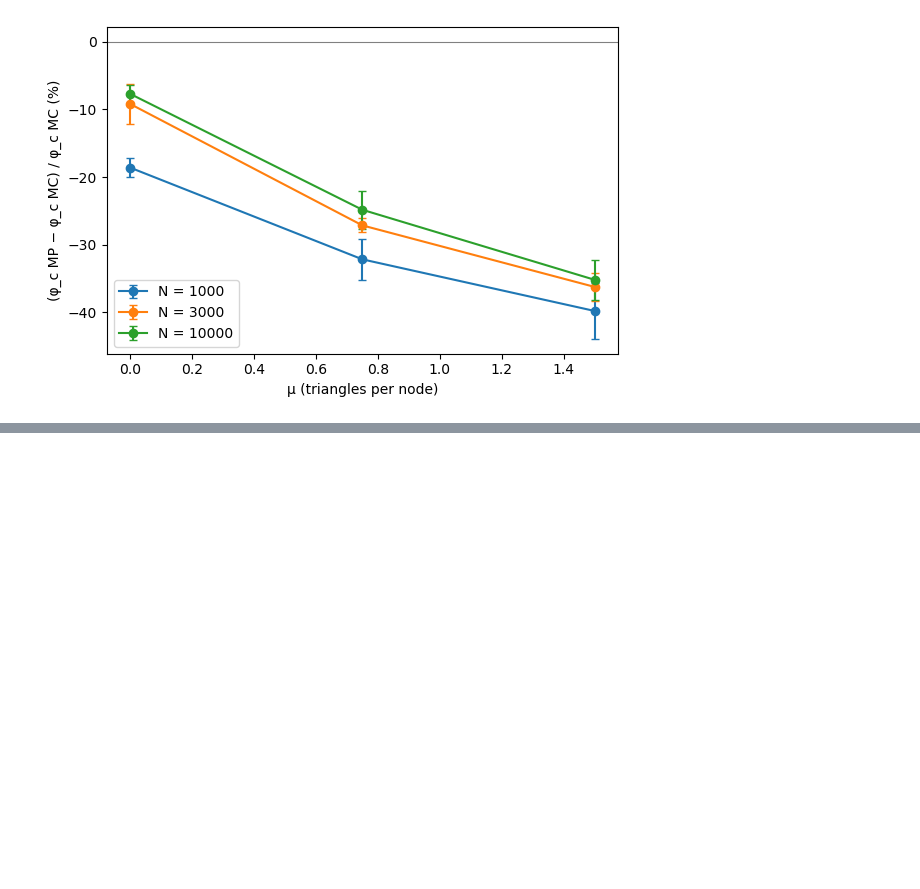
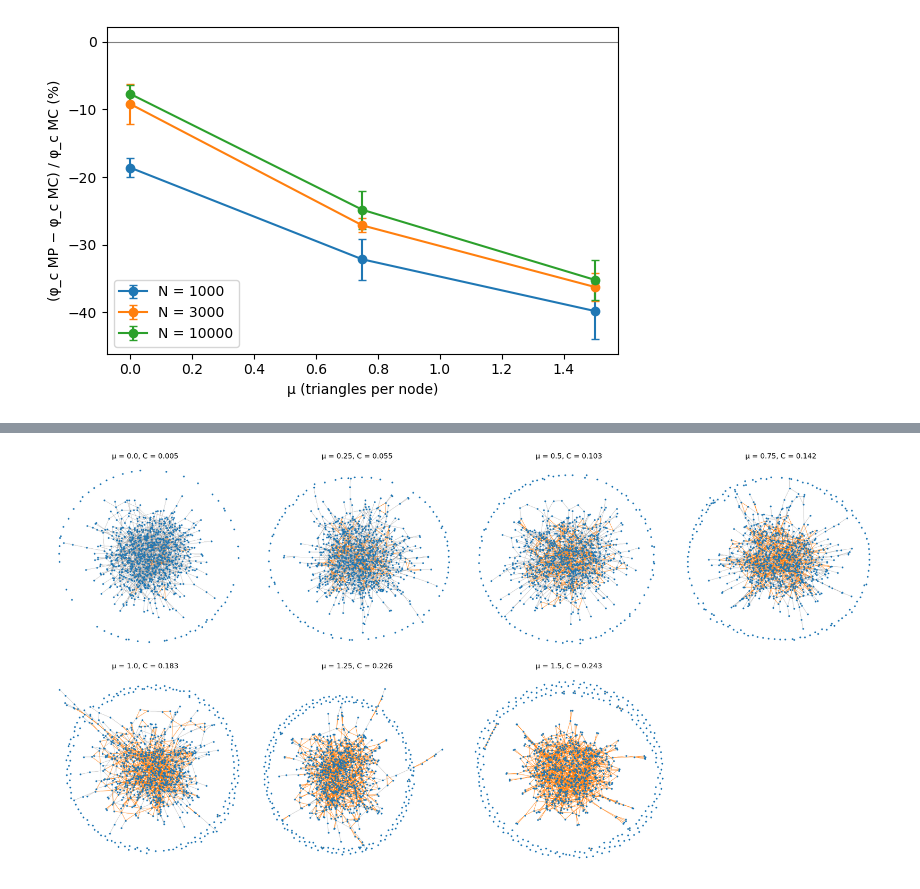
Before and after one commit to riccorte/Cascade-Screening-in-Complex-Networks, a Jupyter notebook: notebooks/02_mp_accuracy_clustering.ipynb, the cells around one changed output, grey strips where cells are left out. Cells and saved outputs as stored; diff of their text form; code cells hidden in the pictures; blank space fills up the shorter version.

Commit message:
Add notebooks 03-08 and mp.py, update notebook 02, protein data and saved results

```diff
--- a/notebooks/02_mp_accuracy_clustering.ipynb
+++ b/notebooks/02_mp_accuracy_clustering.ipynb
@@ -122,5 +20,0 @@ def curve_mc(G, num_runs, num_phis, rng):
-# %%
-def scarto_quadratico_medio(S_a, S_b):
-    """Square root of the mean of the squared differences between two curves computed on the same phi."""
-    differenze = np.asarray(S_a) - np.asarray(S_b)
-    return np.sqrt(np.mean(differenze ** 2))
@@ -368,9 +213,9 @@ if ESEGUI_RUN:
                           "phi_c MP": 1 / lambda_max(matrice_G(g)[0])})
 
     errori = pd.DataFrame(righe)
-    errori.to_csv("errori_clustering.csv", index=False)     # saved, so that the run is not needed again
+    errori.to_csv("risultati/02/errori_clustering.csv", index=False)     # saved, so that the run is not needed again
 else:
-    errori = pd.read_csv("errori_clustering.csv")
+    errori = pd.read_csv("risultati/02/errori_clustering.csv")
 # %% [markdown]
 Mean and standard deviation over the `R` networks, one row per `μ`.
 # %%
@@ -506,7 +350,7 @@ if ESEGUI_RUN_N:
             for r in range(R_N):
                 g, s, t, persi = rete_triangoli(N, nu, mu, rng)
 
-                # Monte Carlo threshold: peak of the susceptibility, as in section 1.5
+                # Monte Carlo threshold: peak of the susceptibility, as in section 1.4
                 runs = np.array([[mc_1run(g, phi, rng) for _ in range(num_runs_soglia)] for phi in phis_soglia])
                 media = runs.mean(axis=1)
                 chi = runs.var(axis=1) / np.where(media > 0, media, np.nan)
@@ -520,9 +364,9 @@ if ESEGUI_RUN_N:
 
     soglie_N = pd.DataFrame(righe)
     soglie_N["err phi_c %"] = 100 * (soglie_N["phi_c MP"] - soglie_N["phi_c MC"]) / soglie_N["phi_c MC"]
-    soglie_N.to_csv("soglie_N.csv", index=False)     # saved, so that the run is not needed again
+    soglie_N.to_csv("risultati/02/soglie_N.csv", index=False)     # saved, so that the run is not needed again
 else:
-    soglie_N = pd.read_csv("soglie_N.csv")
+    soglie_N = pd.read_csv("risultati/02/soglie_N.csv")
 # %%
 sintesi_N = soglie_N.groupby(["N", "mu"])[["C", "phi_c MC", "phi_c MP", "err phi_c %"]].agg(["mean", "std"])
 sintesi_N.round(3)
@@ -574,0 +425,18 @@ networks; the floor of about 8% is a limit of how we measure the Monte Carlo thr
+# %%
+# one panel per mu: links in a triangle orange, the others grey
+fig, assi = plt.subplots(2, 4, figsize=(20, 10))
+for ax, (mu, g) in zip(assi.flat, reti_cl.items()):
+    pos = nx.spring_layout(g, seed=1)
+    # a link u-v closes a triangle if u and v have at least one common neighbour
+    in_triangolo = [(u, v) for u, v in g.edges() if len(set(g[u]) & set(g[v])) > 0]
+    altri = [(u, v) for u, v in g.edges() if len(set(g[u]) & set(g[v])) == 0]
+    nx.draw_networkx_edges(g, pos, edgelist=altri, ax=ax, edge_color="gray", width=0.3)
+    nx.draw_networkx_edges(g, pos, edgelist=in_triangolo, ax=ax, edge_color="tab:orange", width=0.6)
+    nx.draw_networkx_nodes(g, pos, ax=ax, node_size=4, node_color="tab:blue")
+    ax.set_title(f"μ = {mu}, C = {nx.transitivity(g):.3f}")
+    ax.axis("off")
+assi.flat[-1].axis("off")      # 7 networks, 8 panels
+plt.tight_layout()
+plt.show()
+# %% [output]
+[figure, added]
```
Also changed, not shown: parts of 17 cells of this notebook, 30 other files.
